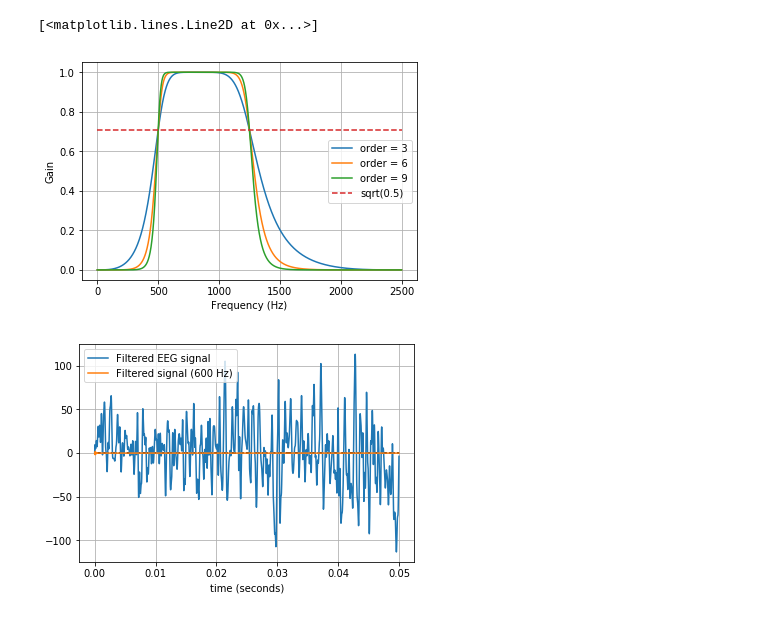
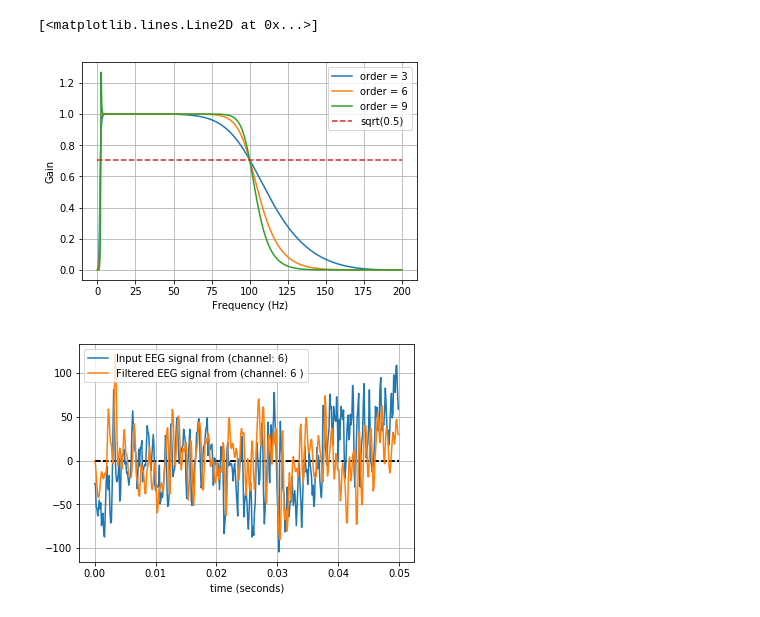
Before and after one commit to rahulremanan/HIMA, a Jupyter notebook: examples/Notebooks/05_Kaggle_seizure_detection/notebooks/Butterworth_bandpass_filter.ipynb, the cells around one changed output. Cells and saved outputs as stored; diff of their text form; code cells hidden in the pictures.

Commit message:
Updated filter settings for EEG data

```diff
--- a/examples/Notebooks/05_Kaggle_seizure_detection/notebooks/Butterworth_bandpass_filter.ipynb
+++ b/examples/Notebooks/05_Kaggle_seizure_detection/notebooks/Butterworth_bandpass_filter.ipynb
@@ -90,3 +92,7 @@ plt.show()
+# %%
+fs = 400.0
+lowcut = 2.0
+highcut = 100.0
 # %% [markdown]
 #### Read a random .mat file:
 # %%
@@ -190,14 +196,14 @@ plt.plot(t, eeg_data_resampled[rnd_ch], label='Filtered EEG signal')
 # %% [output]
 [<matplotlib.lines.Line2D at 0x...>]
 # %%
-y = butter_bandpass_filter(eeg_data_resampled[1], lowcut, highcut, fs, order=6)
-plt.plot(t, y, label='Filtered signal (%g Hz)' % f0)
+y = butter_bandpass_filter(eeg_data_resampled[rnd_ch], lowcut, highcut, fs, order=6)
+plt.plot(t, y, label='Filtered EEG signal from (channel: %g )' % rnd_ch)
 plt.xlabel('time (seconds)')
 plt.hlines([-a, a], 0, T, linestyles='--')
 plt.grid(True)
 plt.axis('tight')
 plt.legend(loc='upper left')
 plt.show()
 # %% [output]
-[figure, old version]
+[figure, new version]
-[figure, old version]
+[figure, new version]
```
Also changed, not shown: parts of 3 cells of this notebook.
